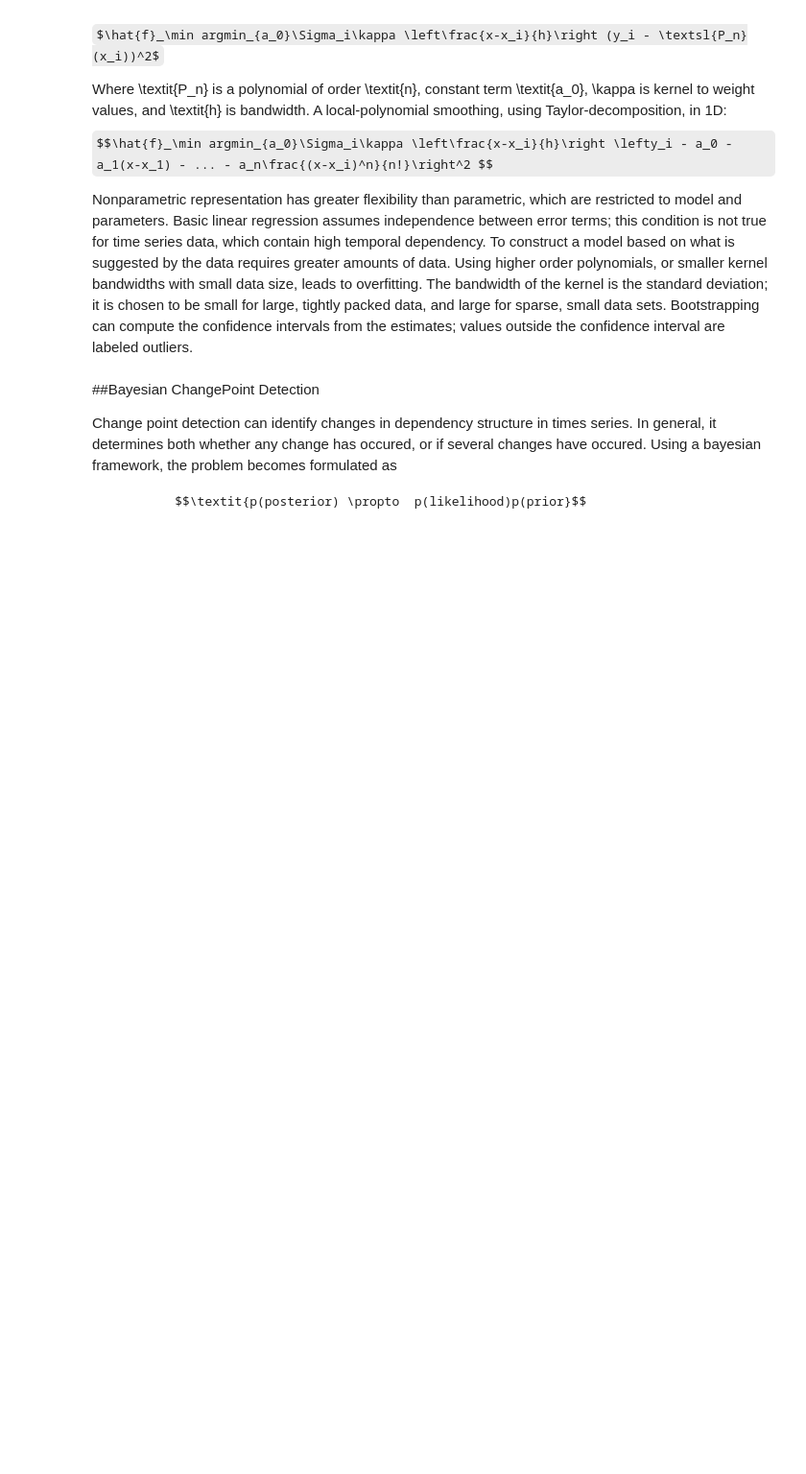
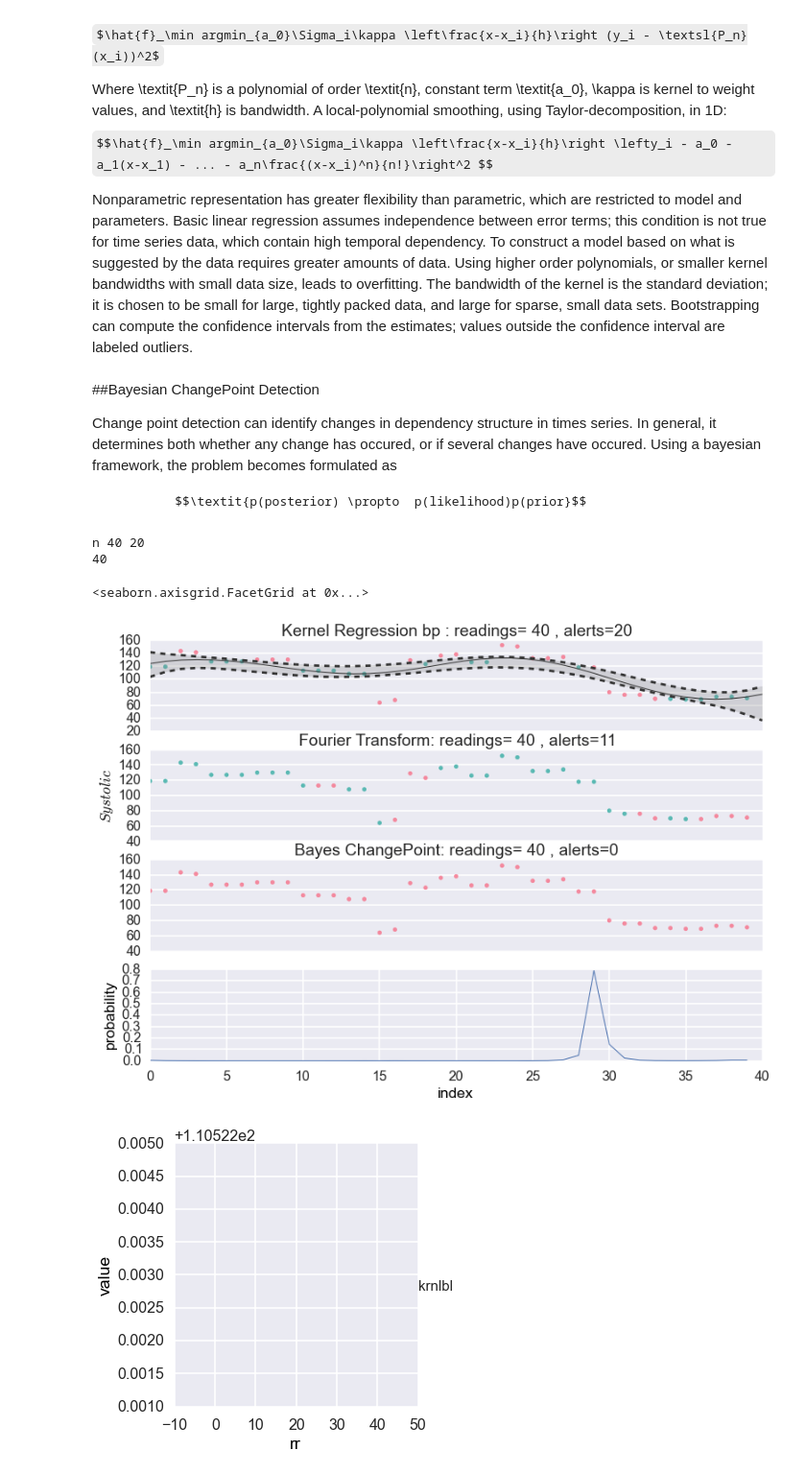
Before and after one commit to ansatz/project, a Jupyter notebook: alerts.ipynb, the cells around one changed output. Shown: that part at 96% size. Cells and saved outputs as stored; diff of their text form; code cells hidden in the pictures; some formulas as TeX source; blank space fills up the shorter version.

```diff
--- a/alerts.ipynb
+++ b/alerts.ipynb
@@ -64,0 +47,22 @@ Change point detection can identify changes in dependency structure in times ser
+# %%
+sns.set_style("darkgrid")
+
+a19 = alrt_data[ (alrt_data.subject_id == 21) & (alrt_data.variable == 'bp') ]
+
+example_alertplots(a19)
+
+#d = main_alerts()
+
+#a1 = sns.boxplot(cp, ax=a5)
+sns.set_style("whitegrid")
+#a5=sns.factorplot('fpfn',y='iqt', col='alert_t',hue='fpfn', kind='box',\
+#data=dmain, dropna=True, aspect=1, size=3.5)
+a5=sns.factorplot('fpfn',y='iqt', hue='alert_t', kind='point',\
+data=dmain, dropna=True, dodge=0.2) #, aspect=1, size=3.5)
+a5.set(title='Accuracy of Alert Types', ylabel='count', xlabel='')
+# %% [output]
+n 40 20
+40
+<seaborn.axisgrid.FacetGrid at 0x...>
+[figure, added]
+[figure, added]
```
Also changed, not shown: parts of 8 cells of this notebook, 29 other files.
